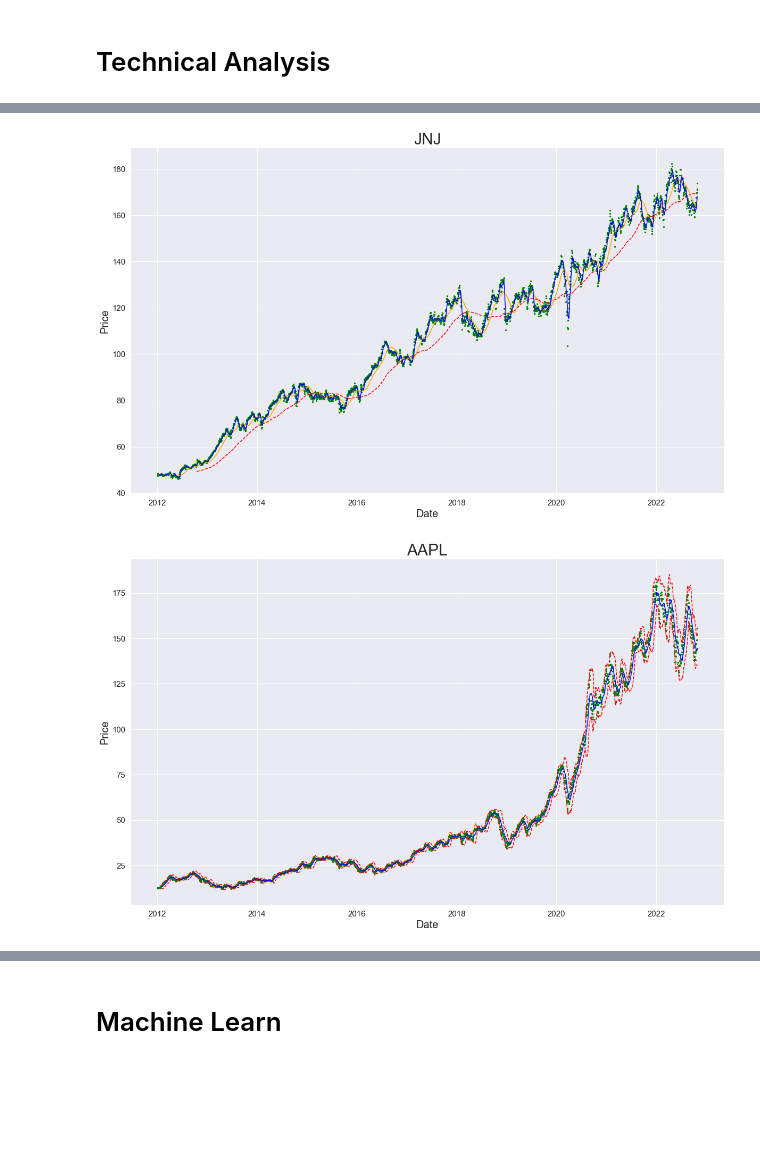
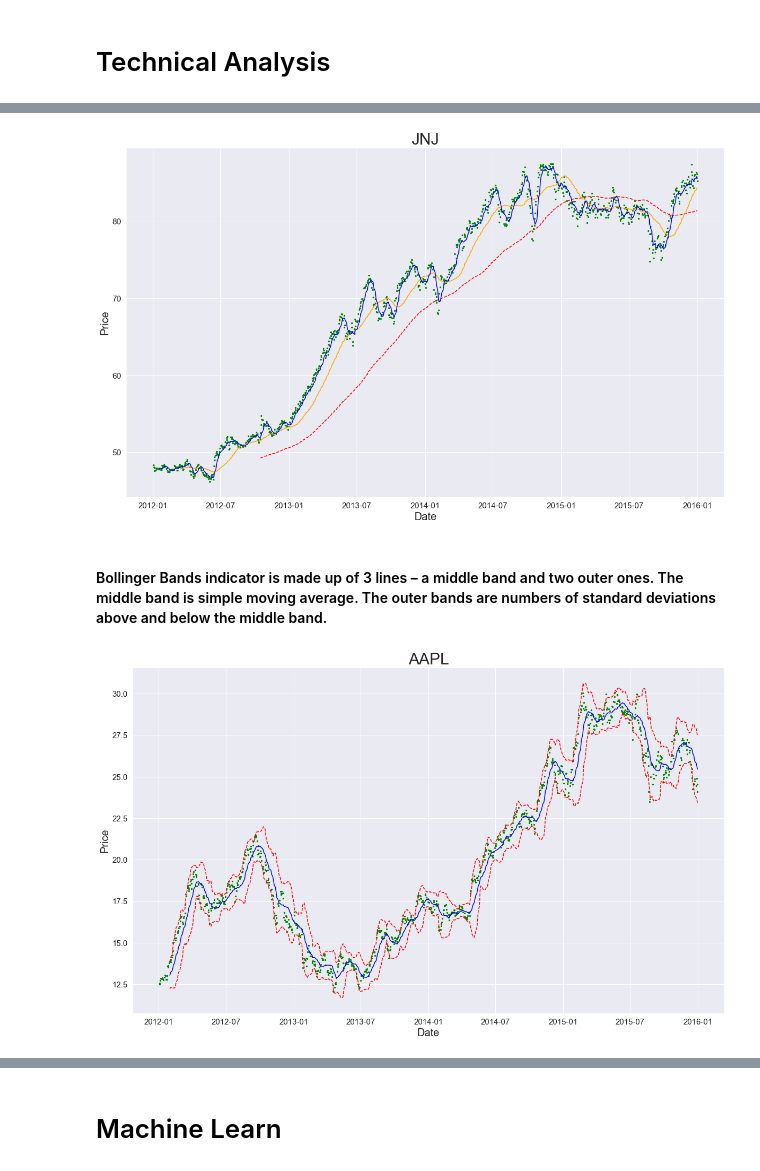
Before and after one commit to Dmenegassi/Investment-and-Trading-Capstone-Project---Build-a-Stock-Price-Indicator, a Jupyter notebook: Investment and Trading Capstone Project - Build a Stock Price Indicator.ipynb, the cells around one changed output, grey strips where cells are left out. Saved outputs shown, nothing was run; the diff lists cells and outputs as text; code cells hidden in the pictures; blank space fills up the shorter version.

```diff
--- a/Investment and Trading Capstone Project - Build a Stock Price Indicator.ipynb
+++ b/Investment and Trading Capstone Project - Build a Stock Price Indicator.ipynb
@@ -776,9 +913,11 @@ SMA_plot(stocks.AAPL, 200,50,10)
 # %%
-SMA_plot(stocks.JNJ, 200,50,10)
+SMA_plot(stocks.JNJ.loc['2012-01-03':'2016-01-03'], 200,50,10)
 # %% [output]
-[figure, old version]
+[figure, new version]
+# %% [markdown]
+#### Bollinger Bands indicator is made up of 3 lines  – a middle band and two outer ones. The middle band is simple moving average. The outer bands are numbers of standard deviations above and below the middle band.
 # %%
-BB_plot(stocks.AAPL, 20, 2)
+BB_plot(stocks.AAPL.loc['2012-01-03':'2016-01-03'], 20, 2)
 # %% [output]
-[figure, old version]
+[figure, new version]
 # %%
```
Also changed, not shown: parts of 118 cells of this notebook.
